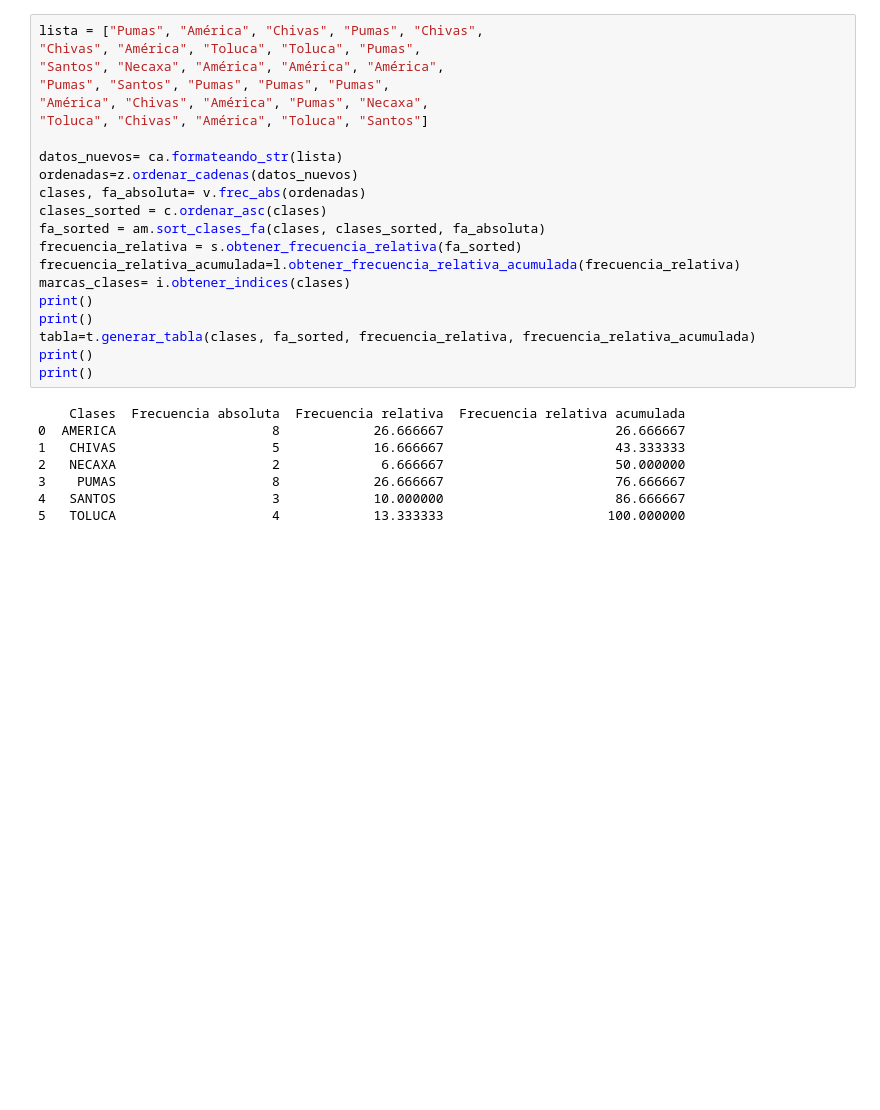
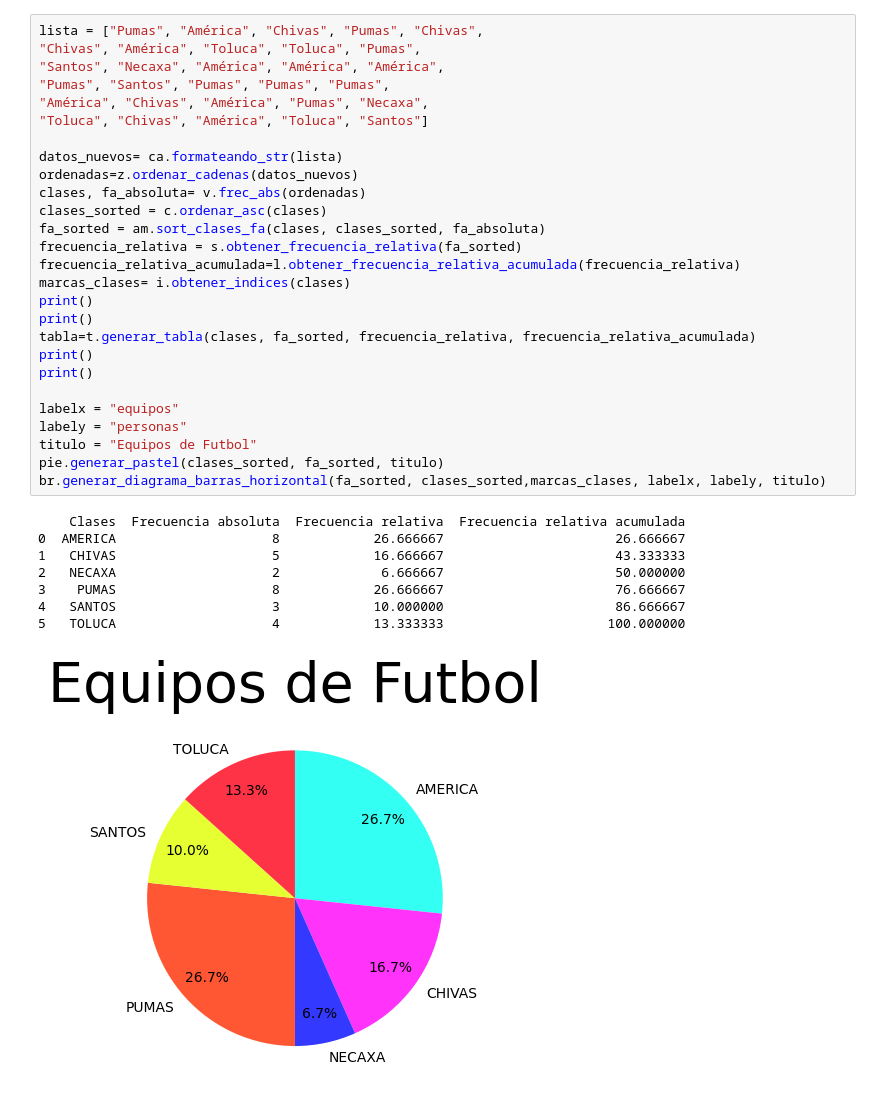
Before and after one commit to SebastianHernadez/SHAVerano2024T1, a Jupyter notebook: index3.ipynb, the cells around one changed output. Drawn from its saved outputs; the diff is of its cells as text; blank space fills up the shorter version.

```diff
--- a/index3.ipynb
+++ b/index3.ipynb
@@ -12,29 +14,36 @@ import funciones.tabla_letras as t
 # %%
 lista = ["Pumas", "América", "Chivas", "Pumas", "Chivas",
 "Chivas", "América", "Toluca", "Toluca", "Pumas",
 "Santos", "Necaxa", "América", "América", "América",
 "Pumas", "Santos", "Pumas", "Pumas", "Pumas",
 "América", "Chivas", "América", "Pumas", "Necaxa",
 "Toluca", "Chivas", "América", "Toluca", "Santos"]
 
 datos_nuevos= ca.formateando_str(lista)
 ordenadas=z.ordenar_cadenas(datos_nuevos)
 clases, fa_absoluta= v.frec_abs(ordenadas)
 clases_sorted = c.ordenar_asc(clases)
 fa_sorted = am.sort_clases_fa(clases, clases_sorted, fa_absoluta)
 frecuencia_relativa = s.obtener_frecuencia_relativa(fa_sorted)
 frecuencia_relativa_acumulada=l.obtener_frecuencia_relativa_acumulada(frecuencia_relativa)
 marcas_clases= i.obtener_indices(clases)
 print()
 print()
 tabla=t.generar_tabla(clases, fa_sorted, frecuencia_relativa, frecuencia_relativa_acumulada)
 print()
 print()
+
+labelx = "equipos"
+labely = "personas"
+titulo = "Equipos de Futbol"
+pie.generar_pastel(clases_sorted, fa_sorted, titulo)
+br.generar_diagrama_barras_horizontal(fa_sorted, clases_sorted,marcas_clases, labelx, labely, titulo)
 # %% [output]
     Clases  Frecuencia absoluta  Frecuencia relativa  Frecuencia relativa acumulada
 0  AMERICA                    8            26.666667                      26.666667
 1   CHIVAS                    5            16.666667                      43.333333
 2   NECAXA                    2             6.666667                      50.000000
 3    PUMAS                    8            26.666667                      76.666667
 4   SANTOS                    3            10.000000                      86.666667
 5   TOLUCA                    4            13.333333                     100.000000
+[figure, added]
```
Also changed, not shown: parts of 2 cells of this notebook, 1 other file.
